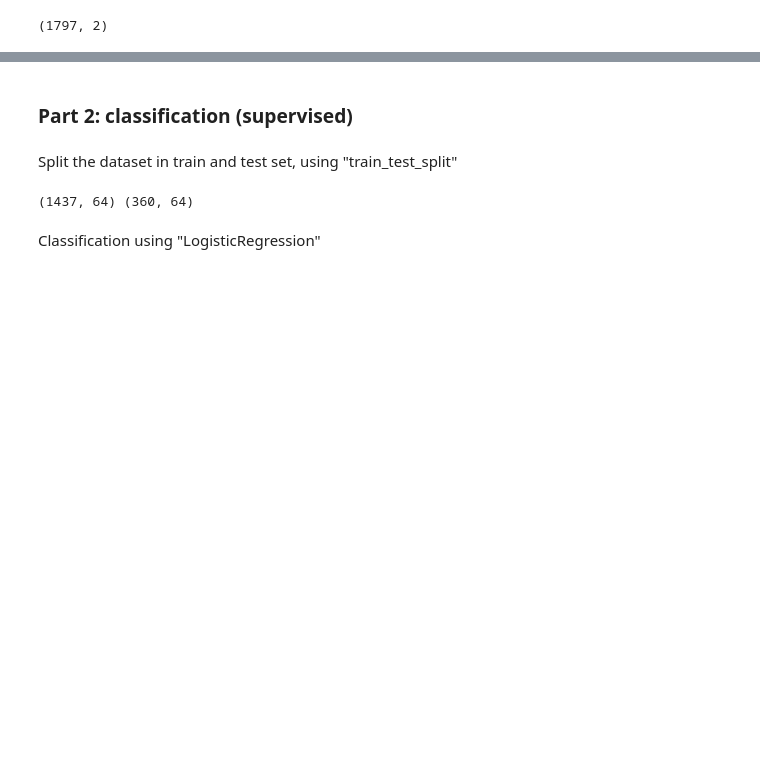
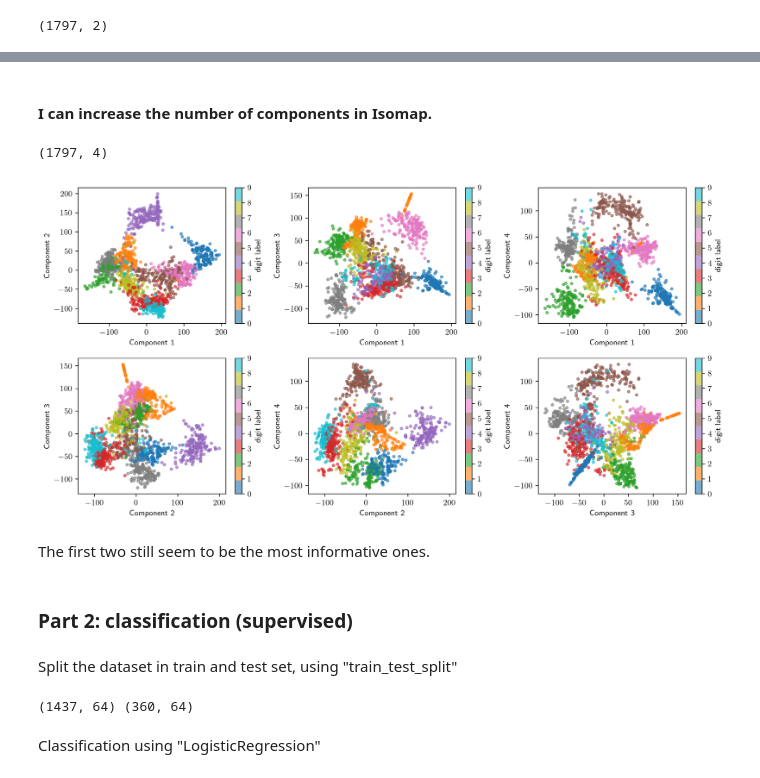
Before and after one commit to GiuliaConti/astrostatistics_bicocca_2024, a Jupyter notebook: working/E12_L13_HandwrittenDigits.ipynb, the cells around one changed output, grey strips where cells are left out. Drawn from its saved outputs; the diff is of its cells as text; code cells hidden in the pictures; blank space fills up the shorter version.

```diff
--- a/working/E12_L13_HandwrittenDigits.ipynb
+++ b/working/E12_L13_HandwrittenDigits.ipynb
@@ -61,3 +66,36 @@ plt.show()
+# %% [markdown]
+#### I can increase the number of components in Isomap.
+# %%
+model = Isomap(n_components=4)
+digits_transformed = model.fit_transform(digits.data)
+print(digits_transformed.shape)
+
+labels = digits.target
+# %% [output]
+(1797, 4)
+# %%
+fig, axes = plt.subplots(2, 3, figsize=(12, 6))
+axes = axes.flatten()
+idx=0
+
+for i in range(4):
+    for j in range(i+1,4):
+        sc = axes[idx].scatter(digits_transformed[:, i], digits_transformed[:, j], c=labels, cmap=cmap, alpha=0.6, s=10)
+        axes[idx].set_xlabel(f'Component {i+1}')
+        axes[idx].set_ylabel(f'Component {j+1}')
+
+        cbar = fig.colorbar(sc, ax=axes[idx])
+        cbar.set_label('digit label')
+        cbar.set_ticks(range(10))
+
+        idx+=1
+
+plt.tight_layout()
+plt.show()
+# %% [output]
+[figure, added]
+# %% [markdown]
+The first two still seem to be the most informative ones.
 # %% [markdown]
 ### Part 2: classification (supervised)
 # %% [markdown]
```
Also changed, not shown: parts of 9 cells of this notebook.
